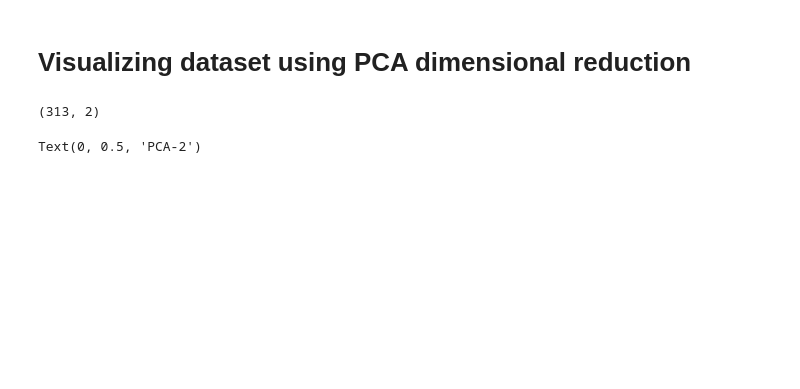
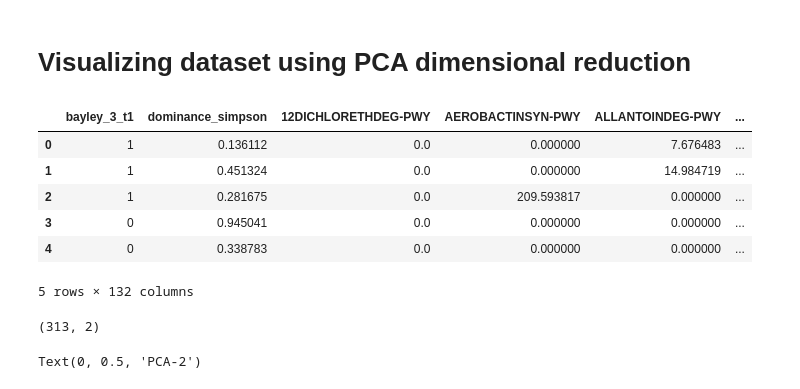
Before and after one commit to ptonso/random_forest, a Jupyter notebook: notebooks/PCA_visualization.ipynb, the cells around one changed output. Saved outputs shown, nothing was run; the diff lists cells and outputs as text; code cells hidden in the pictures; blank space fills up the shorter version.

```diff
--- a/notebooks/PCA_visualization.ipynb
+++ b/notebooks/PCA_visualization.ipynb
@@ -12,6 +12,16 @@ from sklearn import decomposition
 # %%
 parent_abs = os.path.abspath(os.path.join(os.getcwd(),os.pardir))
 df = pd.read_csv(os.path.join(parent_abs,'data\\featured.csv'),index_col=0)
+
+df.head()
+# %% [output]
+|  | bayley_3_t1 | dominance_simpson | 12DICHLORETHDEG-PWY | AEROBACTINSYN-PWY | ALLANTOINDEG-PWY | ... |
+| 0 | 1 | 0.136112 | 0.0 | 0.000000 | 7.676483 | ... |
+| 1 | 1 | 0.451324 | 0.0 | 0.000000 | 14.984719 | ... |
+| 2 | 1 | 0.281675 | 0.0 | 209.593817 | 0.000000 | ... |
+| 3 | 0 | 0.945041 | 0.0 | 0.000000 | 0.000000 | ... |
+| 4 | 0 | 0.338783 | 0.0 | 0.000000 | 0.000000 | ... |
+5 rows × 132 columns
 # %%
 y = df.iloc[:,0]
 # %%
```
Also changed, not shown: parts of 2 cells of this notebook, 7 other files.
